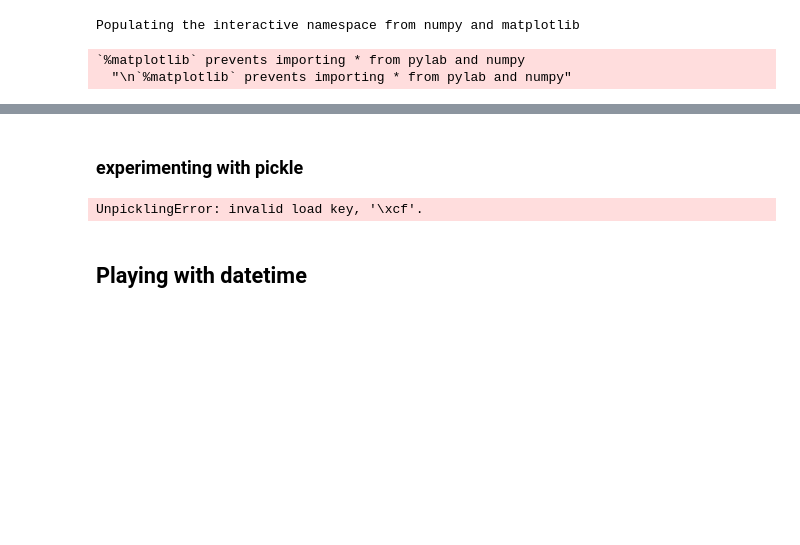
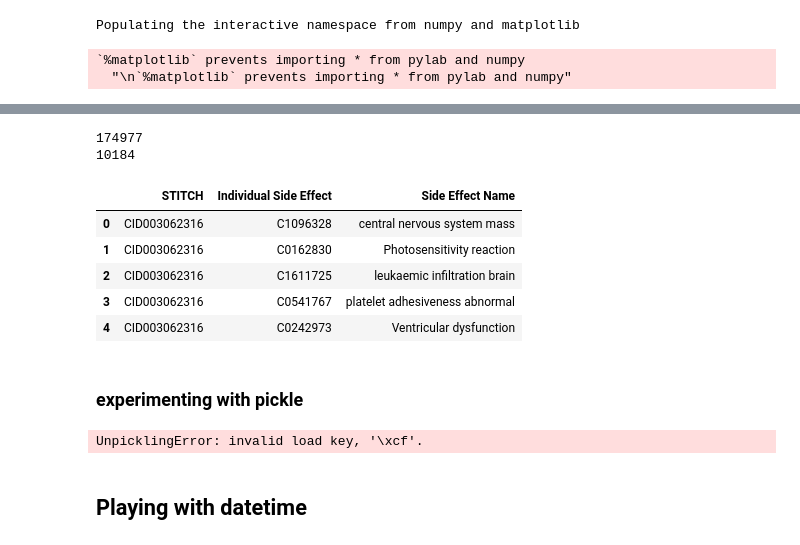
Before and after one commit to diitaz93/Master-Thesis, a Jupyter notebook: sandbox.ipynb, the cells around one changed output, grey strips where cells are left out. Drawn from its saved outputs; the diff is of its cells as text; code cells hidden in the pictures; blank space fills up the shorter version.

```diff
--- a/sandbox.ipynb
+++ b/sandbox.ipynb
@@ -22,3 +62,16 @@ Populating the interactive namespace from numpy and matplotlib
+# %%
+print(len(DSE['Individual Side Effect'].values))
+print(len(pd.unique(DSE['Individual Side Effect'].values)))
+DSE.head()
+# %% [output]
+174977
+10184
+|  | STITCH | Individual Side Effect | Side Effect Name |
+| 0 | CID003062316 | C1096328 | central nervous system mass |
+| 1 | CID003062316 | C0162830 | Photosensitivity reaction |
+| 2 | CID003062316 | C1611725 | leukaemic infiltration brain |
+| 3 | CID003062316 | C0541767 | platelet adhesiveness abnormal |
+| 4 | CID003062316 | C0242973 | Ventricular dysfunction |
 # %% [markdown]
 ### experimenting with pickle
 # %%
```
Also changed, not shown: parts of 6 cells of this notebook, 3 other files.
